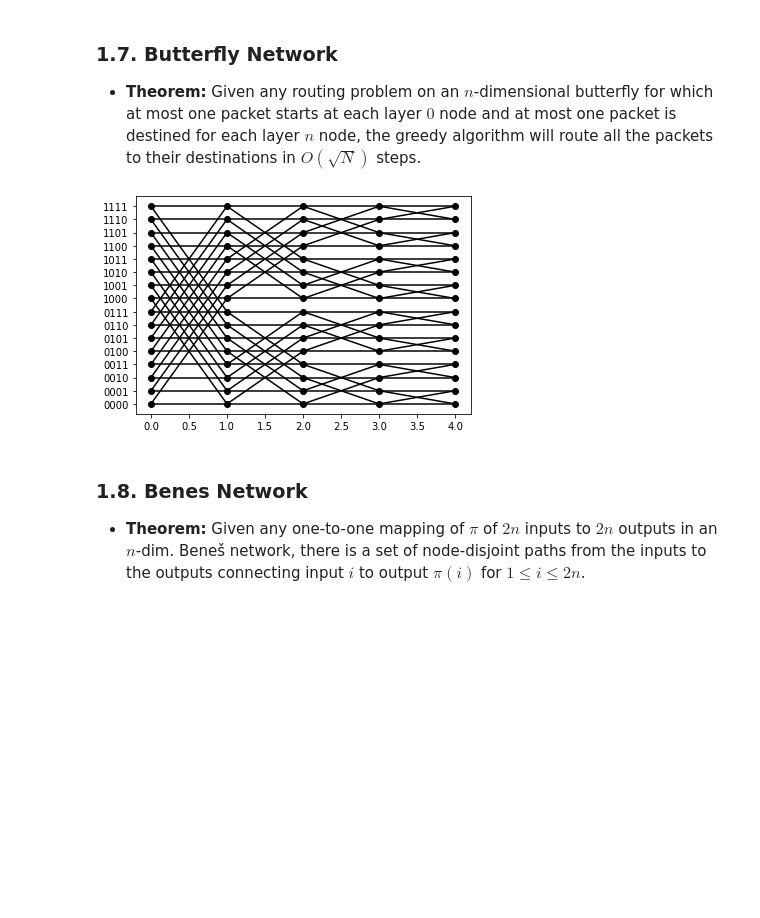
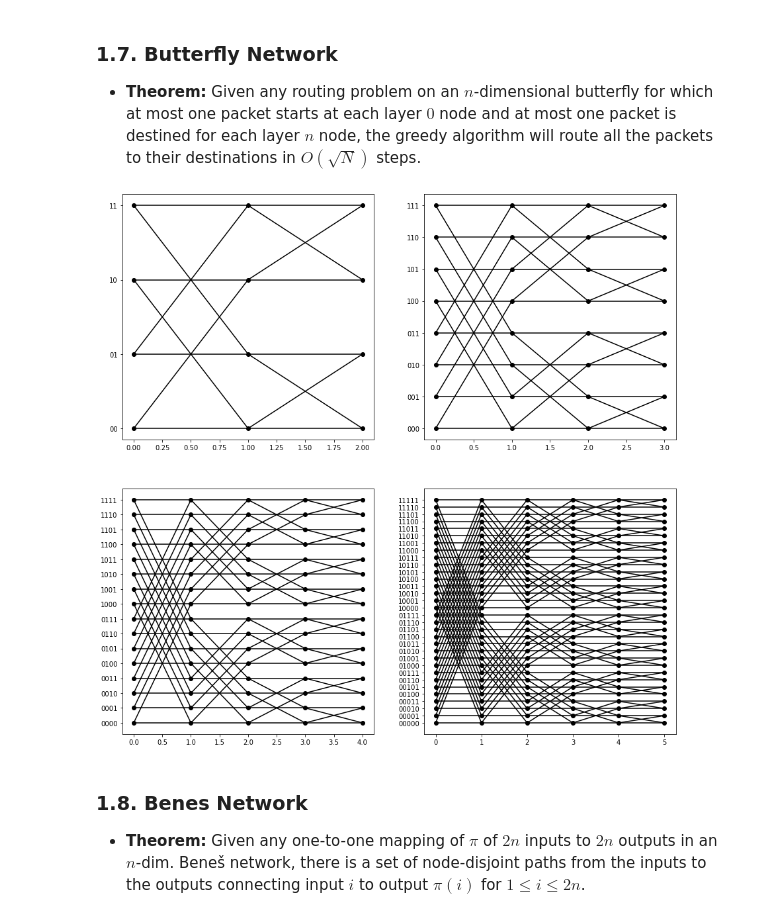
Before and after one commit to vdbalbom/network_algorithms, a Jupyter notebook: algorithms.ipynb, the cells around one changed output. Saved outputs shown, nothing was run; the diff lists cells and outputs as text; code cells hidden in the pictures; blank space fills up the shorter version.

```diff
--- a/algorithms.ipynb
+++ b/algorithms.ipynb
@@ -288,36 +294,47 @@ def butterfly_network(n):
             nodes.append((i,j))
     for i in nodes:
         for j in nodes:
             if j[1] == i[1] + 1:
                 if i[0] == j[0]:
                     edges.append((i,j))
                 elif i[0][i[1]] != j[0][i[1]] and i[0][:i[1]] == j[0][:i[1]] and i[0][i[1]+1:] == j[0][i[1]+1:]:
                     edges.append((i,j))
     return DiGraph(edges)
 
 def draw_b_network(G,n):
     edges = list(G.get_edges())
     nodes = list(G.get_nodes())
     lines = []
     for edge in edges:
         y1 = int(edge[0][0],2)
         y2 = int(edge[1][0],2)
         x1 = edge[0][1]
         x2 = edge[1][1]
         plt.plot([x1,x2],[y1,y2],c='black')
     for node in nodes:
         y = int(node[0],2)
         x = node[1]
         plt.plot([x],[y],'o',c='black')
     labels = [bin(x)[2:].rjust(n, '0') for x in range(0,2**n)]
     plt.yticks(range(0,2**n), labels)
-    plt.show()
 
-
+plt.figure(figsize=(15,15))
+plt.tight_layout()
+plt.subplot(2,2,1)
+G = butterfly_network(2)
+draw_b_network(G,2)
+G = butterfly_network(3)
+plt.subplot(2,2,2)
+draw_b_network(G,3)
 G = butterfly_network(4)
+plt.subplot(2,2,3)
 draw_b_network(G,4)
+G = butterfly_network(5)
+plt.subplot(2,2,4)
+draw_b_network(G,5)
+plt.show()
 # %% [output]
-[figure, old version]
+[figure, new version]
 # %% [markdown]
 ### 1.8. Benes Network
 
```
Also changed, not shown: parts of 36 cells of this notebook.
